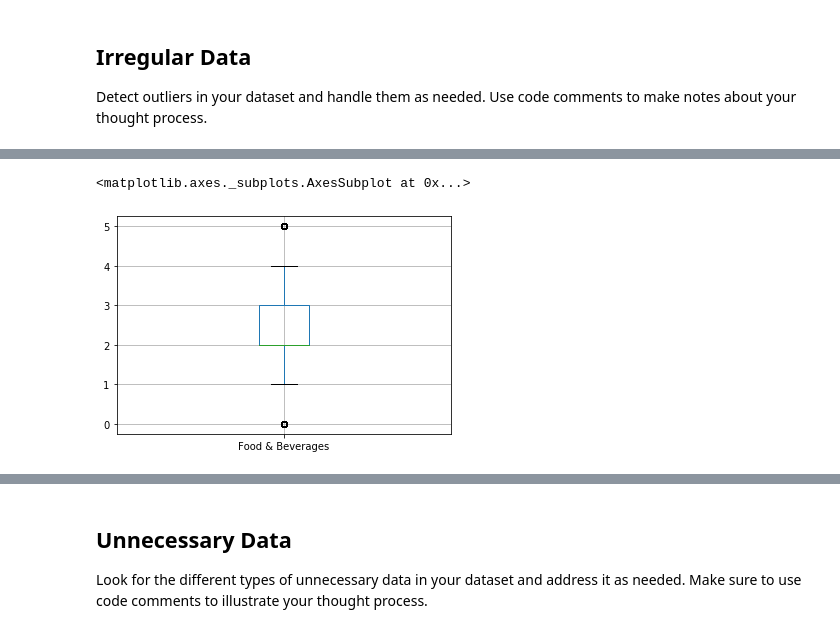
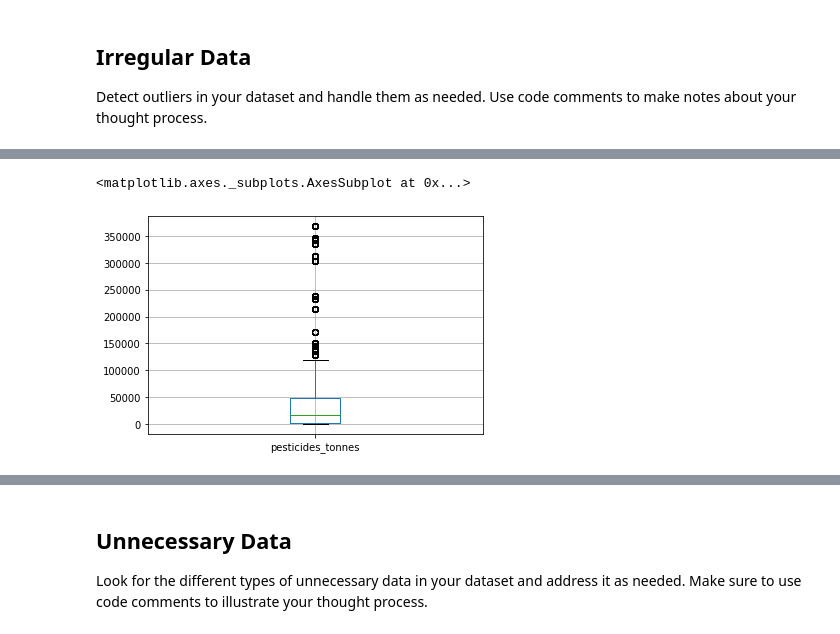
Before and after one commit to Prtb0/EDA_cropyield_prediction, a Jupyter notebook: cleaning/cleaning cropyield_prediction.ipynb, the cells around one changed output, grey strips where cells are left out. Cells and saved outputs as stored; diff of their text form; code cells hidden in the pictures.

```diff
--- a/cleaning/cleaning cropyield_prediction.ipynb
+++ b/cleaning/cleaning cropyield_prediction.ipynb
@@ -410,6 +401,6 @@ df.describe()
-# %%
-df.boxplot(column=['Food & Beverages'])
-# %% [output]
-<matplotlib.axes._subplots.AxesSubplot at 0x...>
-[figure, removed]
+# %%
+df5.boxplot(column=['pesticides_tonnes'])
+# %% [output]
+<matplotlib.axes._subplots.AxesSubplot at 0x...>
+[figure, added]
 # %%
```
Also changed, not shown: parts of 8 cells of this notebook.
